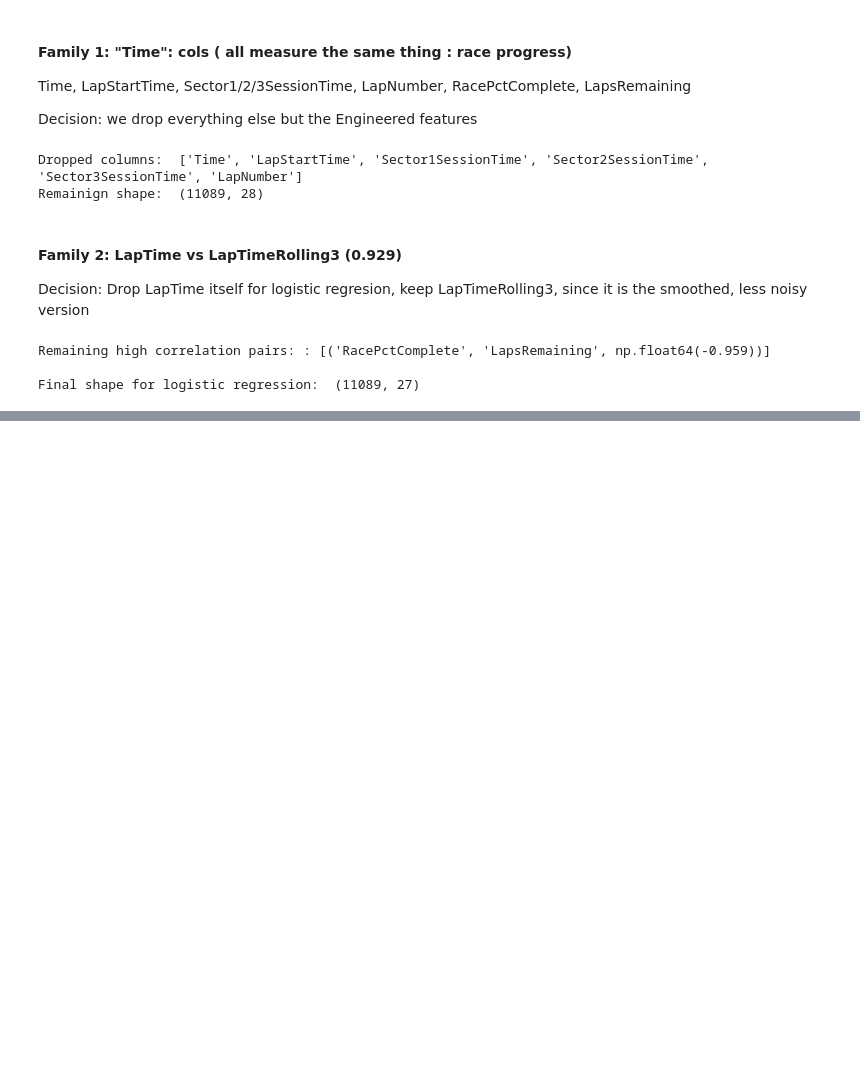
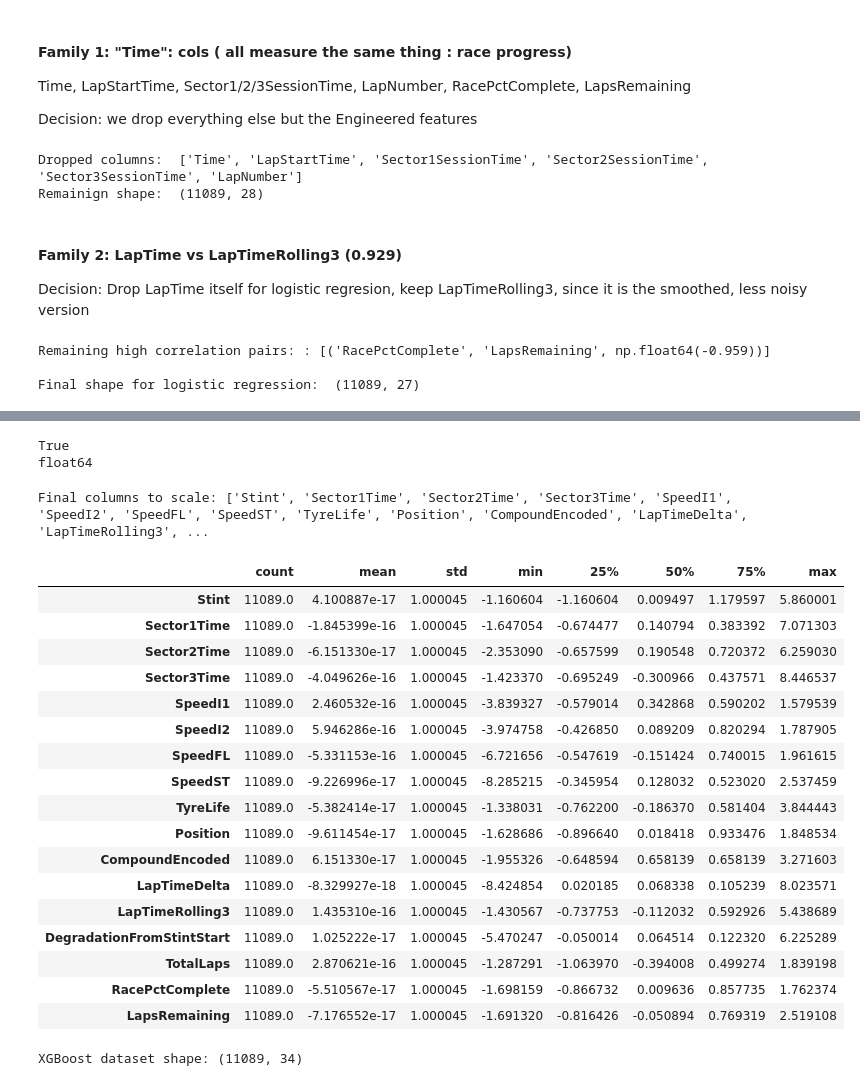
Before and after one commit to the-liyanage/f1-strategy-optimizer, a Jupyter notebook: notebooks/02_feature_engineering.ipynb.ipynb, the cells around one changed output, grey strips where cells are left out. Saved outputs shown, nothing was run; the diff lists cells and outputs as text; code cells hidden in the pictures; blank space fills up the shorter version.

```diff
--- a/notebooks/02_feature_engineering.ipynb.ipynb
+++ b/notebooks/02_feature_engineering.ipynb.ipynb
@@ -891,0 +900,10 @@ Final shape for logistic regression:  (11089, 27)
+# %%
+# Seperate features (X) from the target (y) for logreg dataset
+# Exclude non-numeric / non-feature cols too
+
+exclude_cols = ["Pitted", "Driver", "RaceName", "Compound"]
+
+feature_cols_logreg = [col for col in df_logreg.columns if col not in exclude_cols]
+feature_cols_logreg = df_logreg[feature_cols_logreg].select_dtypes(include = [np.number]).columns.tolist()
+
+feature_cols_logreg
@@ -891,0 +934,8 @@ Final shape for logistic regression:  (11089, 27)
+# %%
+df_logreg["Position"] = df_logreg["Position"].astype(float)
+# %%
+# Remove IsLateRace from the scaling list
+
+feature_cols_logreg = [col for col in feature_cols_logreg if col != "IsLateRace"]
+for col in feature_cols_logreg:
+    print(col)
@@ -891,0 +960,48 @@ Final shape for logistic regression:  (11089, 27)
+# %%
+print("Position" in feature_cols_logreg)
+print(df_logreg["Position"].dtype)
+# %% [output]
+True
+float64
+# %%
+print("Final columns to scale:", feature_cols_logreg)
+# %% [output]
+Final columns to scale: ['Stint', 'Sector1Time', 'Sector2Time', 'Sector3Time', 'SpeedI1', 'SpeedI2', 'SpeedFL', 'SpeedST', 'TyreLife', 'Position', 'CompoundEncoded', 'LapTimeDelta', 'LapTimeRolling3', ...
+# %%
+# Applying the Scaler
+
+# creat the scaler
+scaler = StandardScaler()
+
+# Fit the transform ONLY the selected feature columns
+df_logreg[feature_cols_logreg] = scaler.fit_transform(df_logreg[feature_cols_logreg])
+
+# Check the result
+df_logreg[feature_cols_logreg].describe().T
+# %% [output]
+|  | count | mean | std | min | 25% | 50% | 75% | max |
+| Stint | 11089.0 | 4.100887e-17 | 1.000045 | -1.160604 | -1.160604 | 0.009497 | 1.179597 | 5.860001 |
+| Sector1Time | 11089.0 | -1.845399e-16 | 1.000045 | -1.647054 | -0.674477 | 0.140794 | 0.383392 | 7.071303 |
+| Sector2Time | 11089.0 | -6.151330e-17 | 1.000045 | -2.353090 | -0.657599 | 0.190548 | 0.720372 | 6.259030 |
+| Sector3Time | 11089.0 | -4.049626e-16 | 1.000045 | -1.423370 | -0.695249 | -0.300966 | 0.437571 | 8.446537 |
+| SpeedI1 | 11089.0 | 2.460532e-16 | 1.000045 | -3.839327 | -0.579014 | 0.342868 | 0.590202 | 1.579539 |
+| SpeedI2 | 11089.0 | 5.946286e-16 | 1.000045 | -3.974758 | -0.426850 | 0.089209 | 0.820294 | 1.787905 |
+| SpeedFL | 11089.0 | -5.331153e-16 | 1.000045 | -6.721656 | -0.547619 | -0.151424 | 0.740015 | 1.961615 |
+| SpeedST | 11089.0 | -9.226996e-17 | 1.000045 | -8.285215 | -0.345954 | 0.128032 | 0.523020 | 2.537459 |
+| TyreLife | 11089.0 | -5.382414e-17 | 1.000045 | -1.338031 | -0.762200 | -0.186370 | 0.581404 | 3.844443 |
+| Position | 11089.0 | -9.611454e-17 | 1.000045 | -1.628686 | -0.896640 | 0.018418 | 0.933476 | 1.848534 |
+| CompoundEncoded | 11089.0 | 6.151330e-17 | 1.000045 | -1.955326 | -0.648594 | 0.658139 | 0.658139 | 3.271603 |
+| LapTimeDelta | 11089.0 | -8.329927e-18 | 1.000045 | -8.424854 | 0.020185 | 0.068338 | 0.105239 | 8.023571 |
+| LapTimeRolling3 | 11089.0 | 1.435310e-16 | 1.000045 | -1.430567 | -0.737753 | -0.112032 | 0.592926 | 5.438689 |
+| DegradationFromStintStart | 11089.0 | 1.025222e-17 | 1.000045 | -5.470247 | -0.050014 | 0.064514 | 0.122320 | 6.225289 |
+| TotalLaps | 11089.0 | 2.870621e-16 | 1.000045 | -1.287291 | -1.063970 | -0.394008 | 0.499274 | 1.839198 |
+| RacePctComplete | 11089.0 | -5.510567e-17 | 1.000045 | -1.698159 | -0.866732 | 0.009636 | 0.857735 | 1.762374 |
+| LapsRemaining | 11089.0 | -7.176552e-17 | 1.000045 | -1.691320 | -0.816426 | -0.050894 | 0.769319 | 2.519108 |
+# %%
+# Save both versions
+
+# for XGBoost
+df.to_csv("../data/processed/features_2023.csv", index =False)
+print(f"XGBoost dataset shape: {df.shape}")
+# %% [output]
+XGBoost dataset shape: (11089, 34)
```
Also changed, not shown: parts of 7 cells of this notebook.
